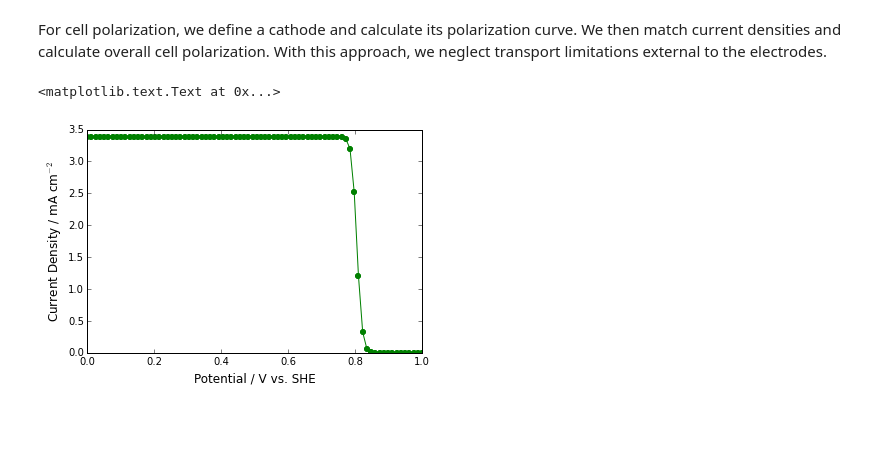
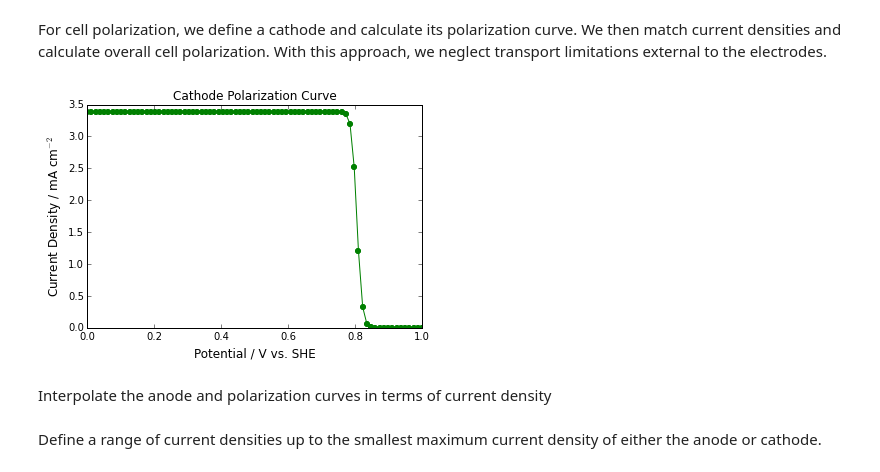
Before and after one commit to scbarton/Interface_GOx_model, a Jupyter notebook: Interface_GOx_model.ipynb, the cells around one changed output. Cells and saved outputs as stored; diff of their text form; code cells hidden in the pictures; blank space fills up the shorter version.

```diff
--- a/Interface_GOx_model.ipynb
+++ b/Interface_GOx_model.ipynb
@@ -198,7 +180,7 @@ def polcurve(V,ST,L):
 # %%
 V=linspace(0,1,80)
+
 pv=vectorize(polcurve)
-icd=pv(V,ST,L)
-plot(V,icd*1000,'-og')
-xlabel('Potential / V vs. SHE')
-ylabel('Current Density / mA cm$^{-2}$')
+icdp5=pv(V,ST,0.5e-4)
+icd1=pv(V,ST,1e-4)
+icd2=pv(V,ST,2e-4)
@@ -261,6 +258,3 @@ def porous(V,S0):
     icd=+n*F/vs*DSe*y[1,-1]
 
     return icd
-# %%
-icd= porous(1,ST)
-icd
@@ -269,7 +268,9 @@ icd
 # %%
-porv=vectorize(porous)
-icd=porv(V,ST)
-plot(V,icd*1000,'-og')
+fp5, = plot(V, icpp5*1000,'-or' )
+f1,  = plot(V, icp1 *1000,'-og' )
+f2,  = plot(V, icp2 *1000,'-ob' )
 xlabel('Potential / V vs. SHE')
 ylabel('Current Density / mA cm$^{-2}$')
+legend([fp5, f1, f2],['0.5 $\mu$m','1','2'],loc=2)
+show()
 # %% [output]
@@ -288,10 +290,10 @@ def catcurve(V,ST,L):
     vs=1
     U = 0.8
 
-    kappa=L*sqrt(vm*kA*ET/DA)
-    eta=(vm*DS*kA*Ks)/(vs*DA*kcat)
-    gamma=(kA*Ao*Ks)/(kcat*ST)
-    mu=(ST/Ks)
+    kappa=L*sqrt(vm*kM*ET/DM)
+    eta=(vm*DS*kM*KS)/(vs*DM*kcat)
+    gamma=(kM*Mtot*KS)/(kcat*ST)
+    mu=(ST/KS)
 
     eps = -(n * F * (V-U))/(R*T)    # From the Nernst equation
     ae = 1/(1+exp(-eps))            # Dimensionless potential boundary condition at the electrode surface from the Nernst eqn
@@ -336,17 +338,20 @@ def catcurve(V,ST,L):
 
     x = linspace(0,1)
     y=solution(x)
-    icd=-n*F/vm*DA*Ao/L*y[1,0]
+    icd=-n*F/vm*DM*Mtot/L*y[1,0]
 
     return icd
 # %%
 STc=1e-6
 cv=vectorize(catcurve)
 icd_cat=cv(V,STc,L)
 plot(V,icd_cat*1000,'-og')
 xlabel('Potential / V vs. SHE')
 ylabel('Current Density / mA cm$^{-2}$')
+title('Cathode Polarization Curve')
+show()
 # %% [output]
-<matplotlib.text.Text at 0x...>
-[figure, old version]
+[figure, new version]
+# %% [markdown]
+Interpolate the anode and polarization curves in terms of current density
 # %%
@@ -356 +360,3 @@ V_cell=cv_i(icell)-pv_i(icell)
+# %% [markdown]
+Define a range of current densities up to the smallest maximum current density of either the anode or cathode.
 # %%
```
Also changed, not shown: parts of 37 cells of this notebook.
